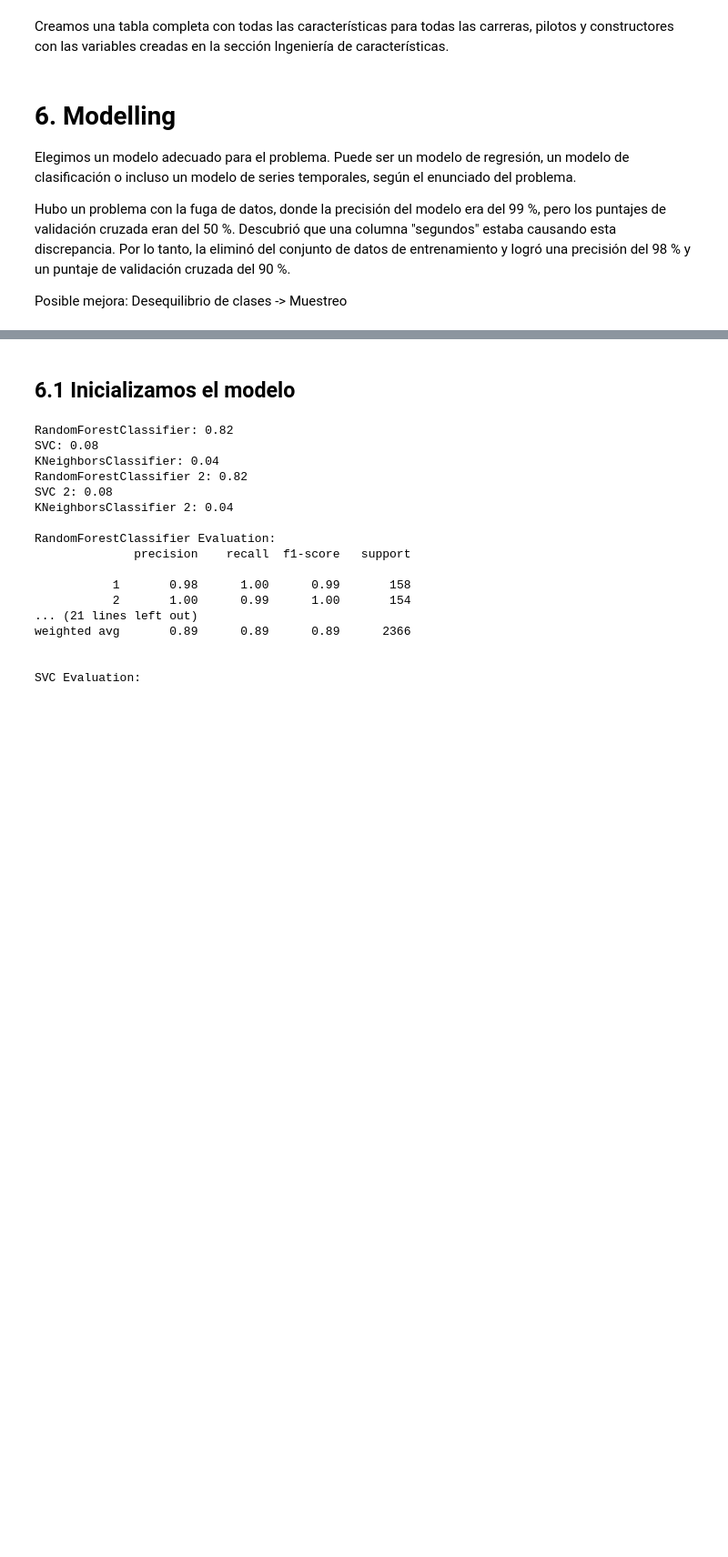
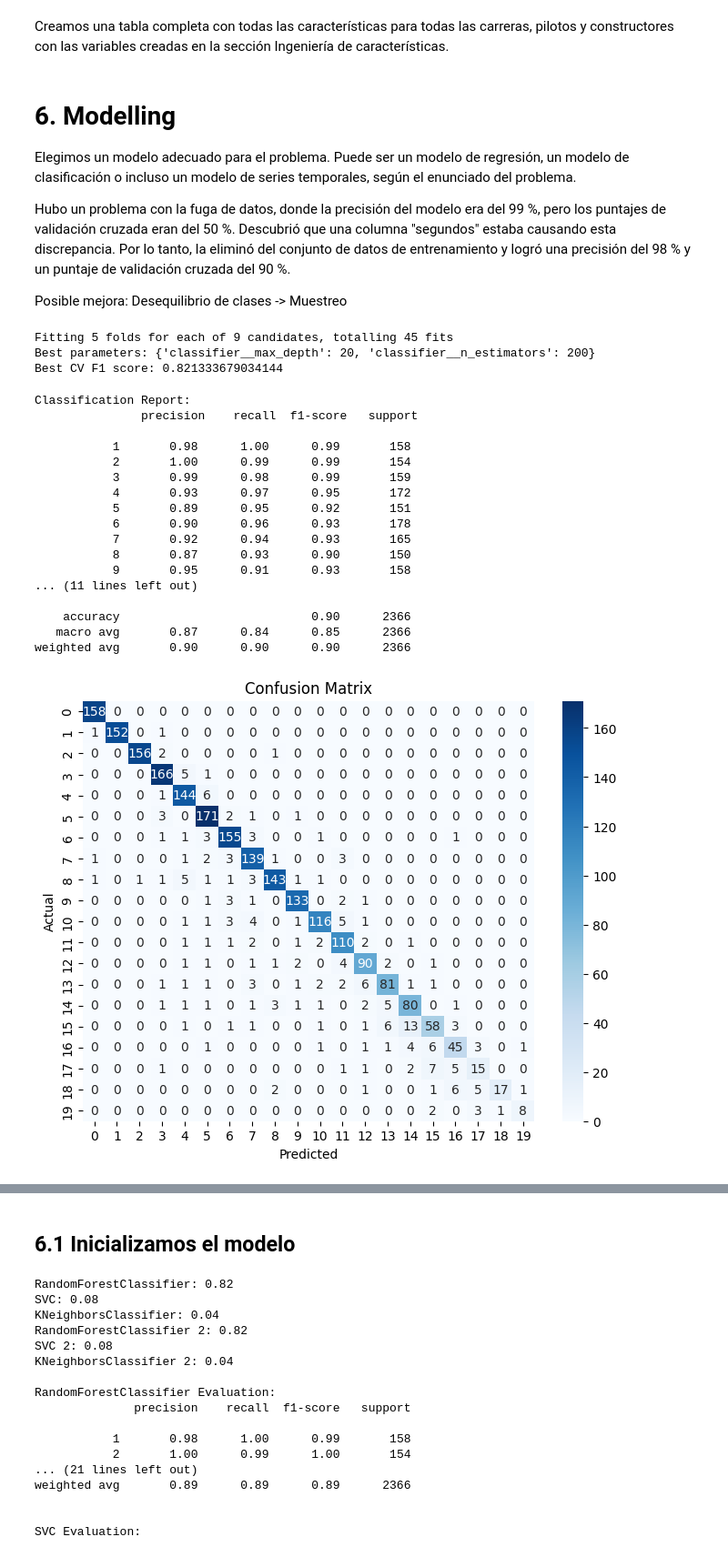
Before and after one commit to JuanjoRestrepo/Formula-1-Predictor, a Jupyter notebook: F1_Prediction_2025.ipynb, the cells around one changed output, grey strips where cells are left out. Shown at 91% size. Drawn from its saved outputs; the diff is of its cells as text; code cells hidden in the pictures; blank space fills up the shorter version.

Commit message:
improved model

```diff
--- a/F1_Prediction_2025.ipynb
+++ b/F1_Prediction_2025.ipynb
@@ -1189,3 +1195,64 @@ y2 = formula_1['podium']  # target variable
 # Split the data into training and test sets
 X_train, X_test, y_train, y_test = train_test_split(X, y, test_size=0.2, random_state=42)
 X2_train, X2_test, y2_train, y2_test = train_test_split(X2, y2, test_size=0.2, random_state=42)
+# %%
+# %% [code] cell 2: Build a Pipeline and Hyperparameter Tuning
+# Build a pipeline that scales features and applies a Random Forest classifier
+pipeline = Pipeline([
+    ('scaler', StandardScaler()),
+    ('classifier', RandomForestClassifier(random_state=42))
+])
+
+# Define a grid of hyperparameters for tuning
+param_grid = {
+    'classifier__n_estimators': [50, 100, 200],
+    'classifier__max_depth': [None, 10, 20],
+    # You can add more parameters if needed.
+}
+
+# Set up GridSearchCV
+grid_search = GridSearchCV(
+    pipeline, param_grid, cv=5, scoring='f1_macro', n_jobs=-1, verbose=1
+)
+
+# Fit the model on the training data
+grid_search.fit(X_train, y_train)
+print("Best parameters:", grid_search.best_params_)
+print("Best CV F1 score:", grid_search.best_score_)
+# %% [output]
+Fitting 5 folds for each of 9 candidates, totalling 45 fits
+Best parameters: {'classifier__max_depth': 20, 'classifier__n_estimators': 200}
+Best CV F1 score: 0.821333679034144
+# %%
+# %% [code] cell 3: Evaluate the Model
+# Predict on test data and show evaluation metrics
+y_pred = grid_search.predict(X_test)
+print("Classification Report:\n", classification_report(y_test, y_pred))
+
+# Plot confusion matrix
+cm = confusion_matrix(y_test, y_pred)
+plt.figure(figsize=(8,6))
+sns.heatmap(cm, annot=True, fmt="d", cmap="Blues")
+plt.xlabel("Predicted")
+plt.ylabel("Actual")
+plt.title("Confusion Matrix")
+plt.show()
+# %% [output]
+Classification Report:
+               precision    recall  f1-score   support
+
+           1       0.98      1.00      0.99       158
+           2       1.00      0.99      0.99       154
+           3       0.99      0.98      0.99       159
+           4       0.93      0.97      0.95       172
+           5       0.89      0.95      0.92       151
+           6       0.90      0.96      0.93       178
+           7       0.92      0.94      0.93       165
+           8       0.87      0.93      0.90       150
+           9       0.95      0.91      0.93       158
+... (11 lines left out)
+
+    accuracy                           0.90      2366
+   macro avg       0.87      0.84      0.85      2366
+weighted avg       0.90      0.90      0.90      2366
+[figure, added]
```
Also changed, not shown: parts of 7 cells of this notebook.
